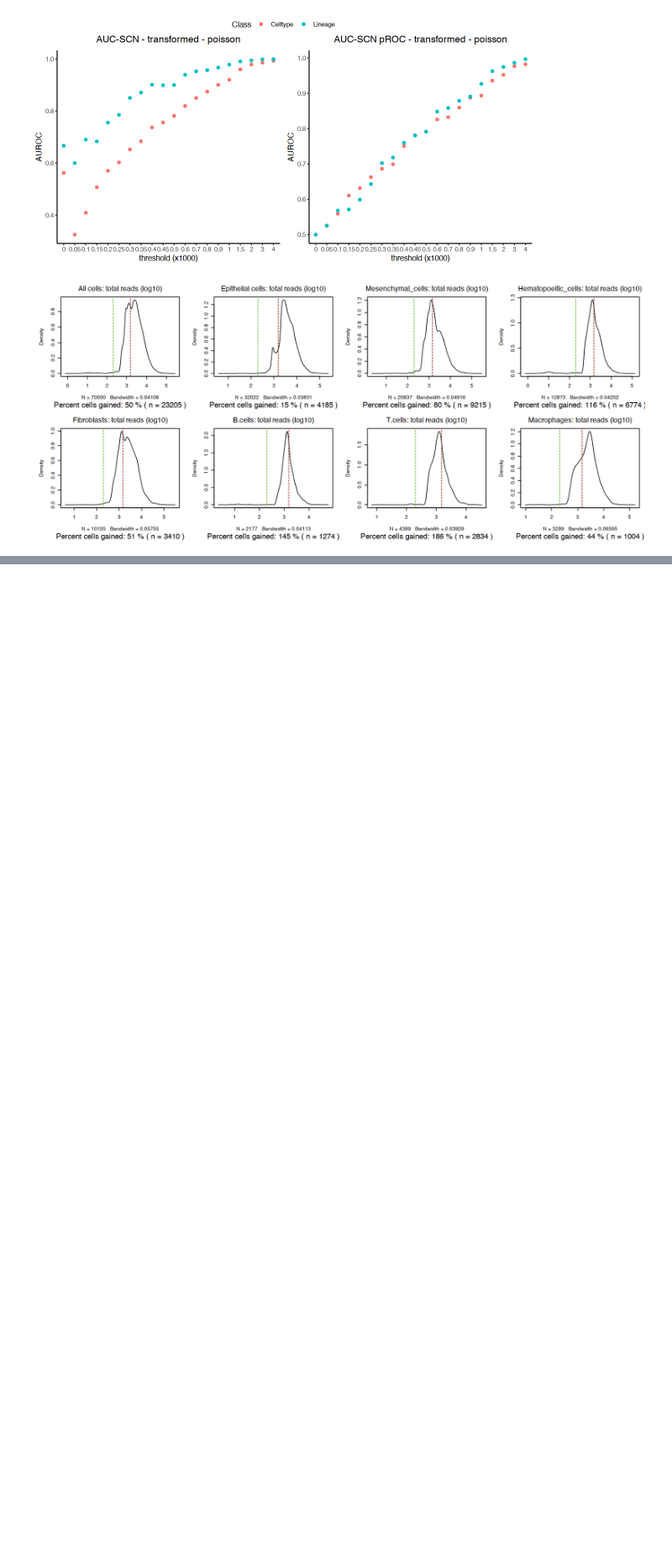
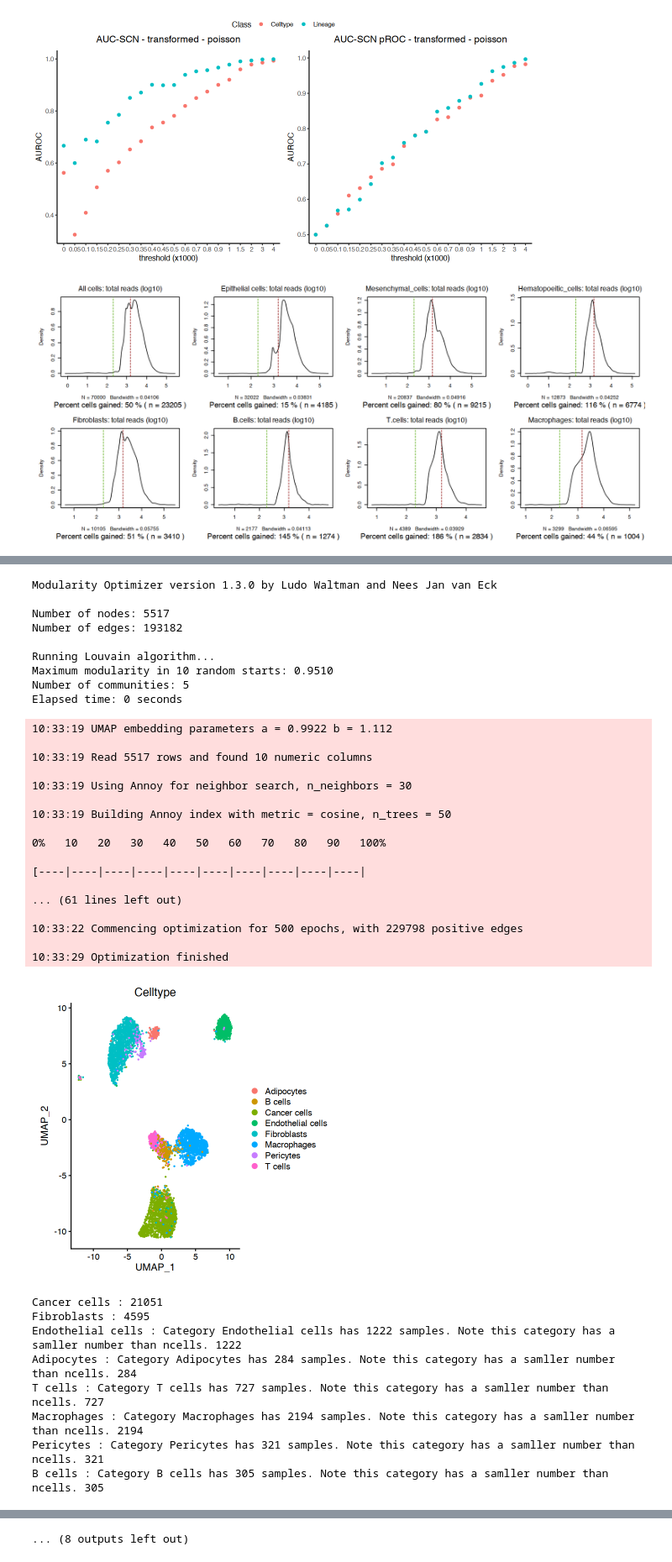
Before and after one commit to ibishara/scRNA-QC, a Jupyter notebook: 006_plots.ipynb, the cells around one changed output, grey strips where cells are left out. Shown at 84% size. Cells and saved outputs as stored; diff of their text form; code cells hidden in the pictures; blank space fills up the shorter version.

```diff
--- a/006_plots.ipynb
+++ b/006_plots.ipynb
@@ -642,0 +599,8 @@ Elapsed time: 0 seconds
+# %%
+umap_transformed('Celltype', 450)
+umap_transformed('Celltype', 350)
+umap_transformed('Celltype', 250)
+umap_transformed('Celltype', 150)
+
+options(repr.plot.width=4, repr.plot.height=6)
+# %% [output]
@@ -642,0 +683,35 @@ Elapsed time: 0 seconds
+Modularity Optimizer version 1.3.0 by Ludo Waltman and Nees Jan van Eck
+
+Number of nodes: 5517
+Number of edges: 193182
+
+Running Louvain algorithm...
+Maximum modularity in 10 random starts: 0.9510
+Number of communities: 5
+Elapsed time: 0 seconds
+10:33:19 UMAP embedding parameters a = 0.9922 b = 1.112
+
+10:33:19 Read 5517 rows and found 10 numeric columns
+
+10:33:19 Using Annoy for neighbor search, n_neighbors = 30
+
+10:33:19 Building Annoy index with metric = cosine, n_trees = 50
+
+0%   10   20   30   40   50   60   70   80   90   100%
+
+[----|----|----|----|----|----|----|----|----|----|
+
+... (61 lines left out)
+
+10:33:22 Commencing optimization for 500 epochs, with 229798 positive edges
+
+10:33:29 Optimization finished
+[figure, added]
+Cancer cells : 21051
+Fibroblasts : 4595
+Endothelial cells : Category Endothelial cells has 1222 samples. Note this category has a samller number than ncells. 1222
+Adipocytes : Category Adipocytes has 284 samples. Note this category has a samller number than ncells. 284
+T cells : Category T cells has 727 samples. Note this category has a samller number than ncells. 727
+Macrophages : Category Macrophages has 2194 samples. Note this category has a samller number than ncells. 2194
+Pericytes : Category Pericytes has 321 samples. Note this category has a samller number than ncells. 321
+B cells : Category B cells has 305 samples. Note this category has a samller number than ncells. 305
@@ -642,0 +744 @@ Elapsed time: 0 seconds
+... (8 outputs left out)
```
Also changed, not shown: parts of 5 cells of this notebook, 3 other files.
